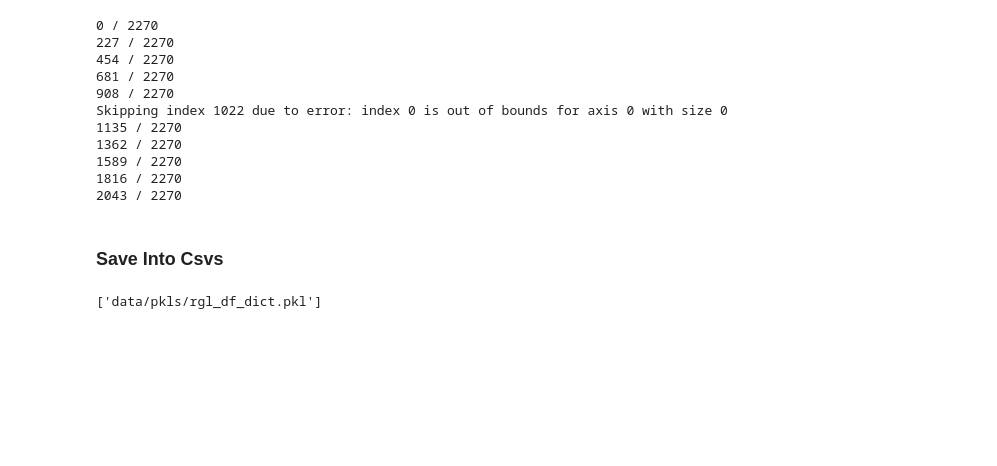
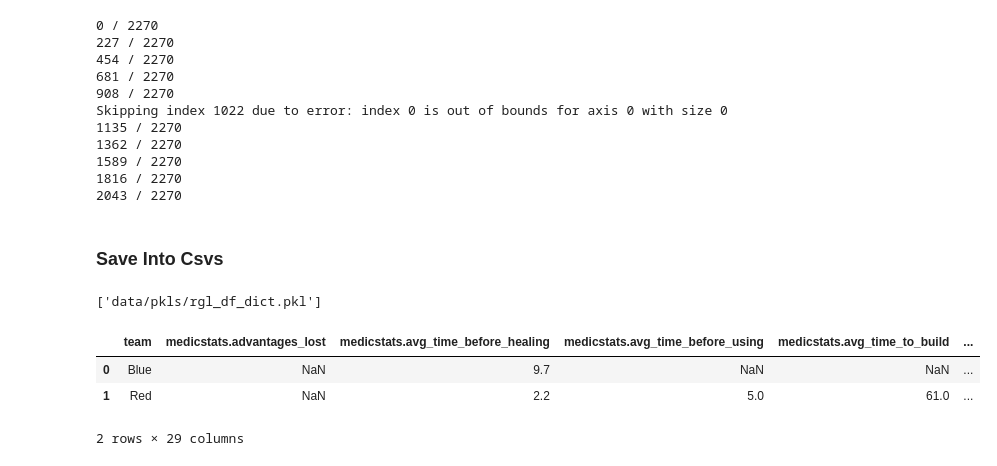
Before and after one commit to ebtrout/tf2_data_vis, a Jupyter notebook: log_manipulation/data manips.ipynb, the cells around one changed output. Saved outputs shown, nothing was run; the diff lists cells and outputs as text; code cells hidden in the pictures; blank space fills up the shorter version.

```diff
--- a/log_manipulation/data manips.ipynb
+++ b/log_manipulation/data manips.ipynb
@@ -1182,0 +1181,7 @@ joblib.dump(df_dict,'data/pkls/rgl_df_dict.pkl')
+# %%
+a[719].team_medic_stats
+# %% [output]
+|  | team | medicstats.advantages_lost | medicstats.avg_time_before_healing | medicstats.avg_time_before_using | medicstats.avg_time_to_build | ... |
+| 0 | Blue | NaN | 9.7 | NaN | NaN | ... |
+| 1 | Red | NaN | 2.2 | 5.0 | 61.0 | ... |
+2 rows × 29 columns
```
Also changed, not shown: parts of 4 cells of this notebook, 11 other files.
